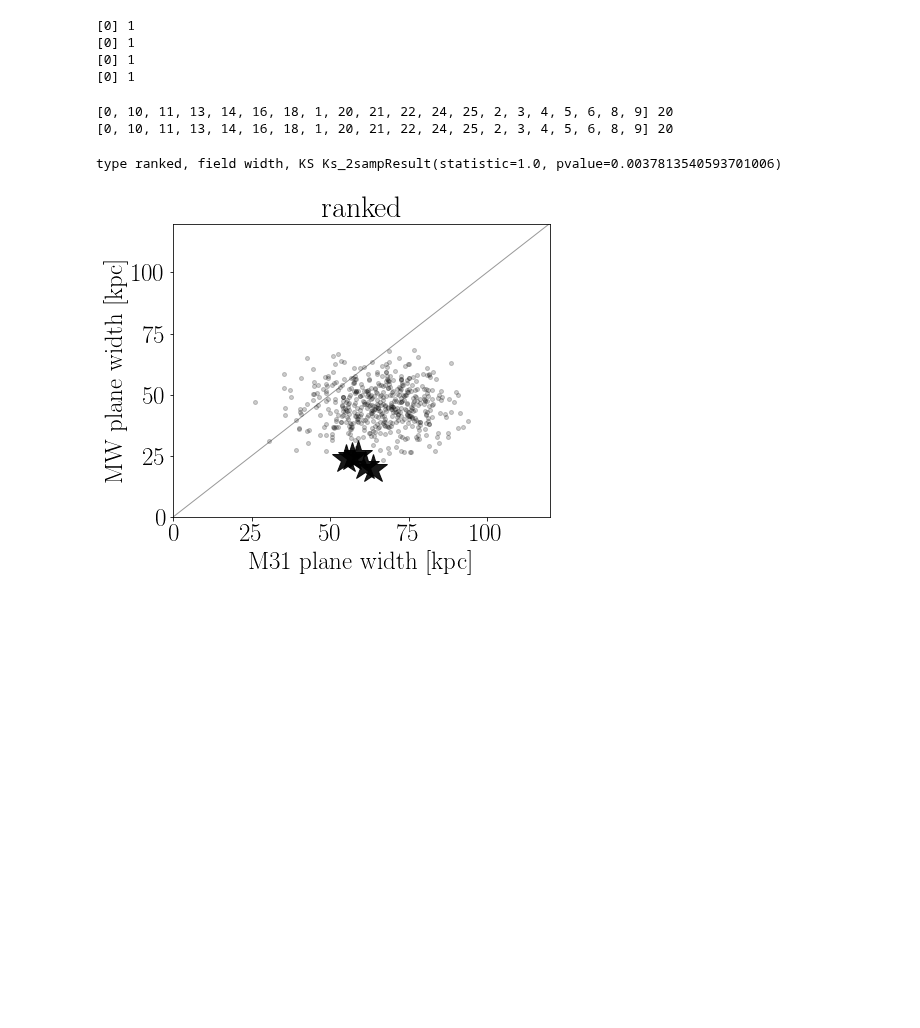
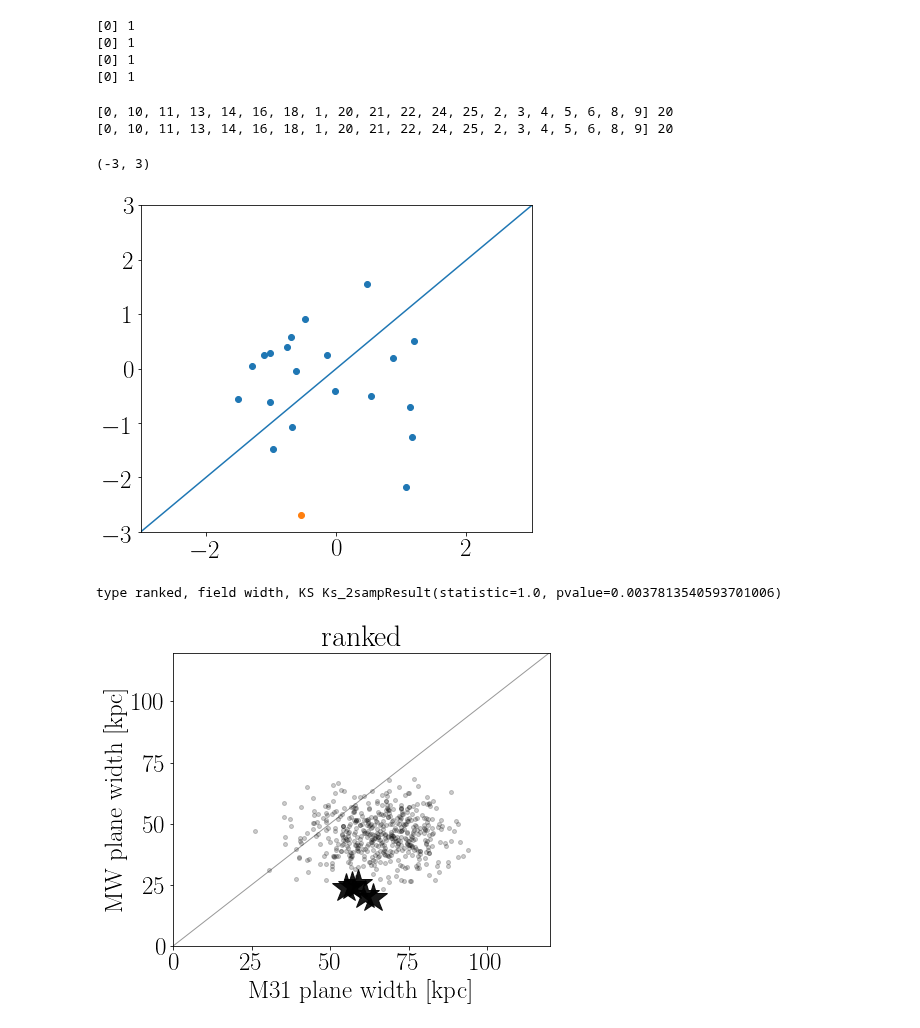
Before and after one commit to astroandes/SatelliteShapeLG, a Jupyter notebook: code/plot.ipynb, the cells around one changed output. Saved outputs shown, nothing was run; the diff lists cells and outputs as text; code cells hidden in the pictures; blank space fills up the shorter version.

Commit message:
random random

```diff
--- a/code/plot.ipynb
+++ b/code/plot.ipynb
@@ -131,6 +131,29 @@ M31_sim_vmax_sorted, MW_sim_vmax_sorted = load_experiment(input_path=in_path, fi
 # %% [output]
 [0, 10, 11, 13, 14, 16, 18, 1, 20, 21, 22, 24, 25, 2, 3, 4, 5, 6, 8, 9] 20
 [0, 10, 11, 13, 14, 16, 18, 1, 20, 21, 22, 24, 25, 2, 3, 4, 5, 6, 8, 9] 20
+# %%
+fig = plt.figure(1, figsize=(7,6))
+plt.rc('text', usetex=True,)
+plt.rc('font', family='serif', size=25)
+
+field = 'width'
+x_sim = (M31_sim_vmax_sorted[field] - M31_sim_vmax_sorted[field+'_random'])/M31_sim_vmax_sorted[field+'_random_sigma']
+y_sim = (MW_sim_vmax_sorted[field] - MW_sim_vmax_sorted[field+'_random'])/MW_sim_vmax_sorted[field+'_random_sigma']
+
+plt.scatter(x_sim, y_sim)
+
+x_obs = (M31_obs_vmag_sorted[field] - M31_obs_vmag_sorted[field+'_random'])/M31_obs_vmag_sorted[field+'_random_sigma']
+y_obs = (MW_obs_vmag_sorted[field] - MW_obs_vmag_sorted[field+'_random'])/MW_obs_vmag_sorted[field+'_random_sigma']
+
+plt.scatter(x_obs, y_obs)
+
+x = np.linspace(-3.0,3.0,5)
+plt.plot(x,x)
+plt.xlim([-3,3])
+plt.ylim([-3,3])
+# %% [output]
+(-3, 3)
+[figure, added]
 # %%
 def gauss(x,mean,sigma):
     return 0.5*((x-mean)/sigma)**2.0
```
Also changed, not shown: parts of 1 cell of this notebook.
